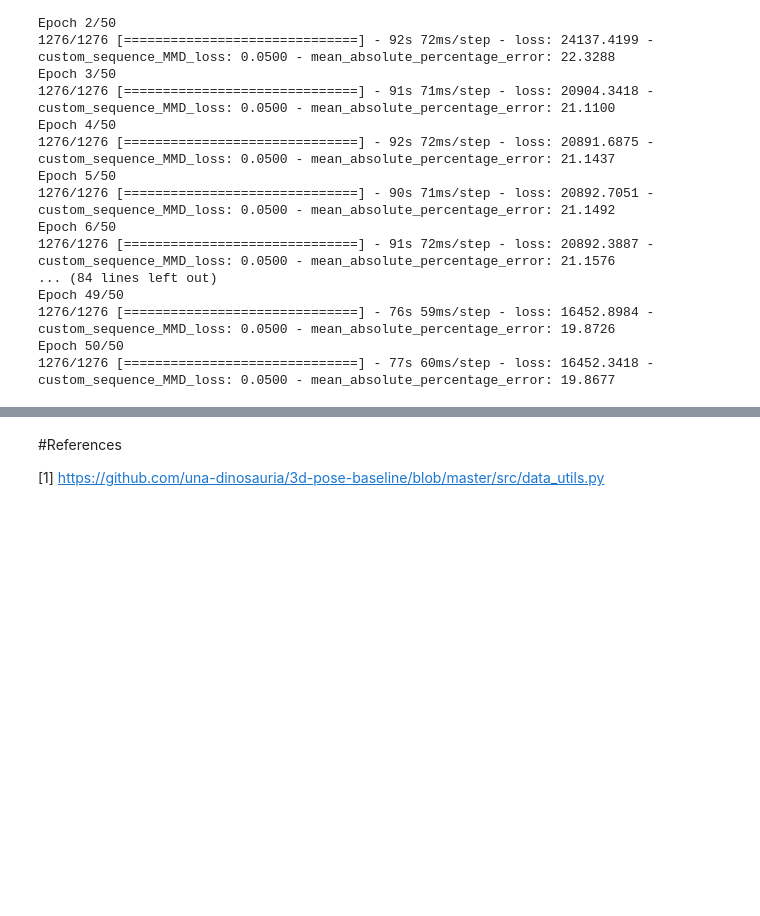
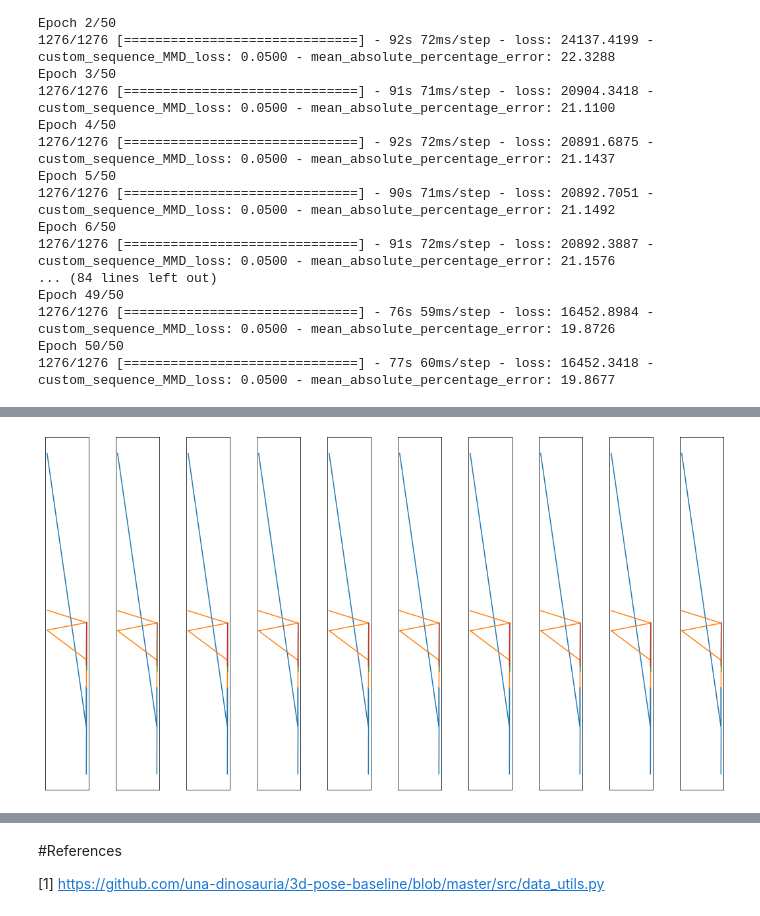
Before and after one commit to IbramMedhat/Human-Motion-Synthesis, a Jupyter notebook: GlocalNet_full_implmentation.ipynb, the cells around one changed output, grey strips where cells are left out. Saved outputs shown, nothing was run; the diff lists cells and outputs as text; code cells hidden in the pictures; blank space fills up the shorter version.

```diff
--- a/GlocalNet_full_implmentation.ipynb
+++ b/GlocalNet_full_implmentation.ipynb
@@ -697 +719,5 @@ def visualize_frames(sample, dynamic_joints_only=False,
+# %%
+visualize_frames(predictions[100], num_frames_to_visualize=10)
+# %% [output]
+[figure, added]
 # %%
```
Also changed, not shown: parts of 34 cells of this notebook.
